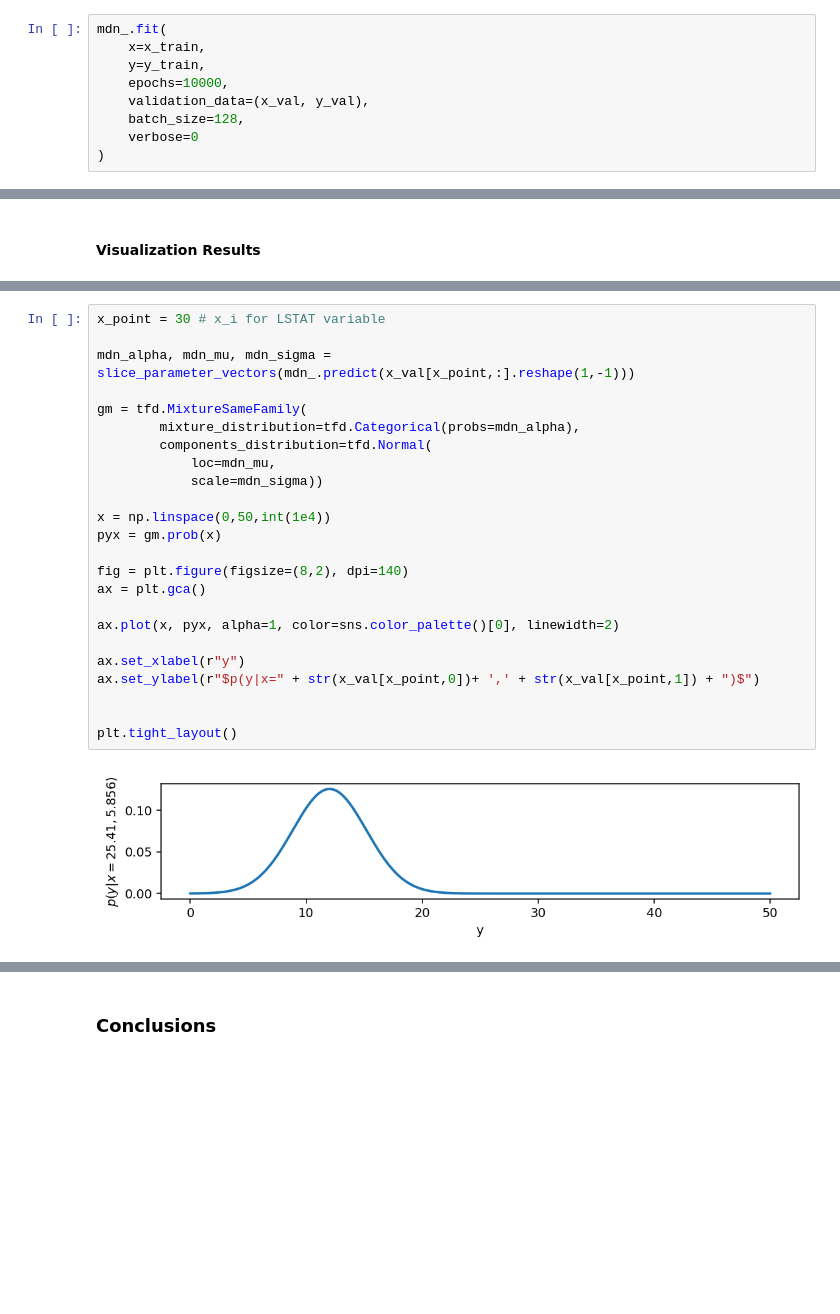
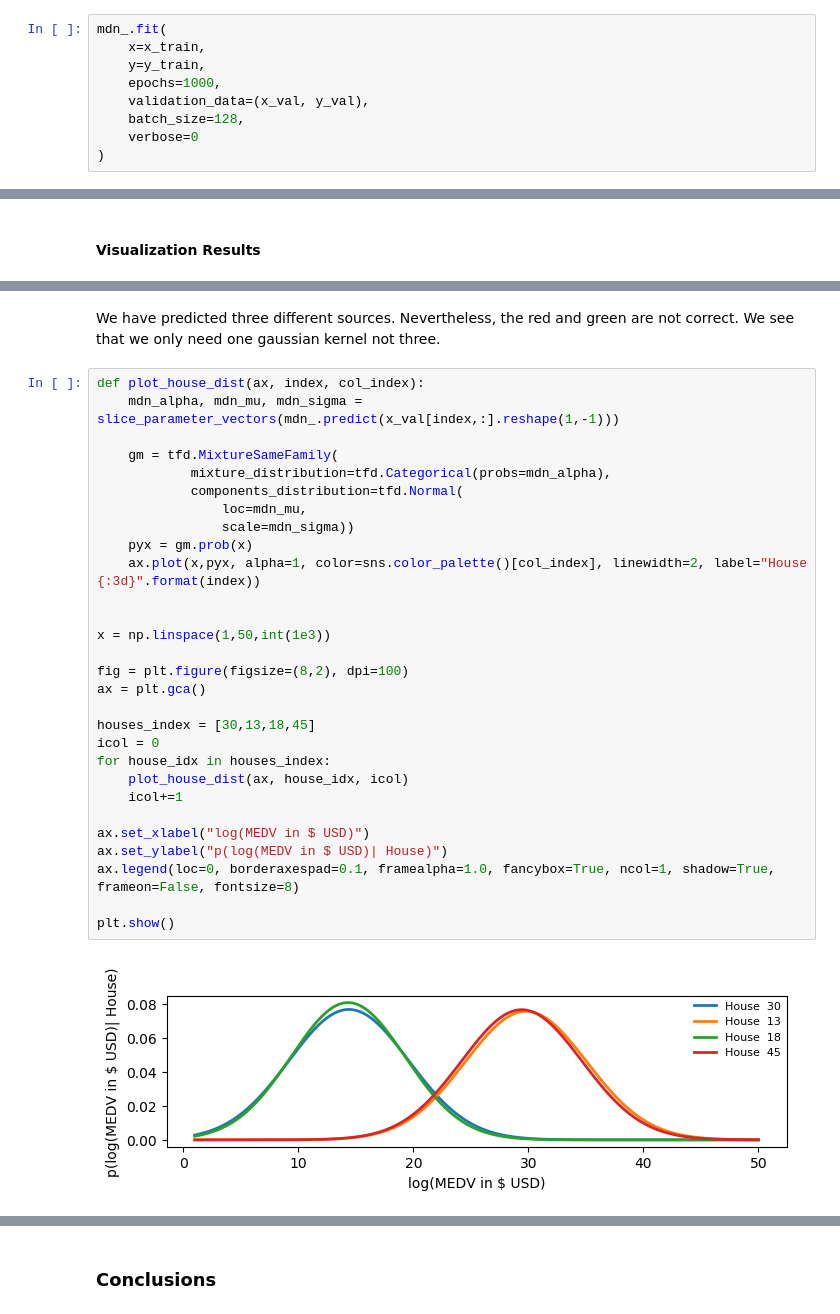
Before and after one commit to beeva/TEC_LAB-bayesian_probabilistic, a Jupyter notebook: bayesian_deep_learning/uncertainty_estimation/mixture_density_networks/experiments/01-mixture_density_networks/mixture_density_networks_regression.ipynb, the cells around one changed output, grey strips where cells are left out. Cells and saved outputs as stored; diff of their text form; blank space fills up the shorter version.

```diff
--- a/bayesian_deep_learning/uncertainty_estimation/mixture_density_networks/experiments/01-mixture_density_networks/mixture_density_networks_regression.ipynb
+++ b/bayesian_deep_learning/uncertainty_estimation/mixture_density_networks/experiments/01-mixture_density_networks/mixture_density_networks_regression.ipynb
@@ -555,7 +576,7 @@ mdn_.compile(loss=gnll_loss, optimizer=opt)
 mdn_.fit(
     x=x_train,
     y=y_train,
-    epochs=10000,
+    epochs=1000,
     validation_data=(x_val, y_val),
     batch_size=128,
     verbose=0
@@ -622,26 +647,33 @@ ax2.legend([r'Testing data','Real Sigma in MEDV Predictions', 'Predicted Sigma i
+# %% [markdown]
+We have predicted three different sources. Nevertheless, the red and green are not correct. We see that we only need one gaussian kernel not three.
 # %%
-x_point = 30 # x_i for LSTAT variable
+def plot_house_dist(ax, index, col_index):
+    mdn_alpha, mdn_mu, mdn_sigma = slice_parameter_vectors(mdn_.predict(x_val[index,:].reshape(1,-1)))
 
-mdn_alpha, mdn_mu, mdn_sigma = slice_parameter_vectors(mdn_.predict(x_val[x_point,:].reshape(1,-1)))
+    gm = tfd.MixtureSameFamily(
+            mixture_distribution=tfd.Categorical(probs=mdn_alpha),
+            components_distribution=tfd.Normal(
+                loc=mdn_mu,
+                scale=mdn_sigma))
+    pyx = gm.prob(x)
+    ax.plot(x,pyx, alpha=1, color=sns.color_palette()[col_index], linewidth=2, label="House {:3d}".format(index))
 
-gm = tfd.MixtureSameFamily(
-        mixture_distribution=tfd.Categorical(probs=mdn_alpha),
-        components_distribution=tfd.Normal(
-            loc=mdn_mu,
-            scale=mdn_sigma))
 
-x = np.linspace(0,50,int(1e4))
-pyx = gm.prob(x)
+x = np.linspace(1,50,int(1e3))
 
-fig = plt.figure(figsize=(8,2), dpi=140)
+fig = plt.figure(figsize=(8,2), dpi=100)
 ax = plt.gca()
 
-ax.plot(x, pyx, alpha=1, color=sns.color_palette()[0], linewidth=2)
+houses_index = [30,13,18,45]
+icol = 0
+for house_idx in houses_index:
+    plot_house_dist(ax, house_idx, icol)
+    icol+=1
 
-ax.set_xlabel(r"y")
-ax.set_ylabel(r"$p(y|x=" + str(x_val[x_point,0])+ ',' + str(x_val[x_point,1]) + ")$")
+ax.set_xlabel("log(MEDV in $ USD)")
+ax.set_ylabel("p(log(MEDV in $ USD)| House)")
+ax.legend(loc=0, borderaxespad=0.1, framealpha=1.0, fancybox=True, ncol=1, shadow=True, frameon=False, fontsize=8)
 
-
-plt.tight_layout()
+plt.show()
 # %% [output]
-[figure, old version]
+[figure, new version]
```
Also changed, not shown: parts of 54 cells of this notebook.
